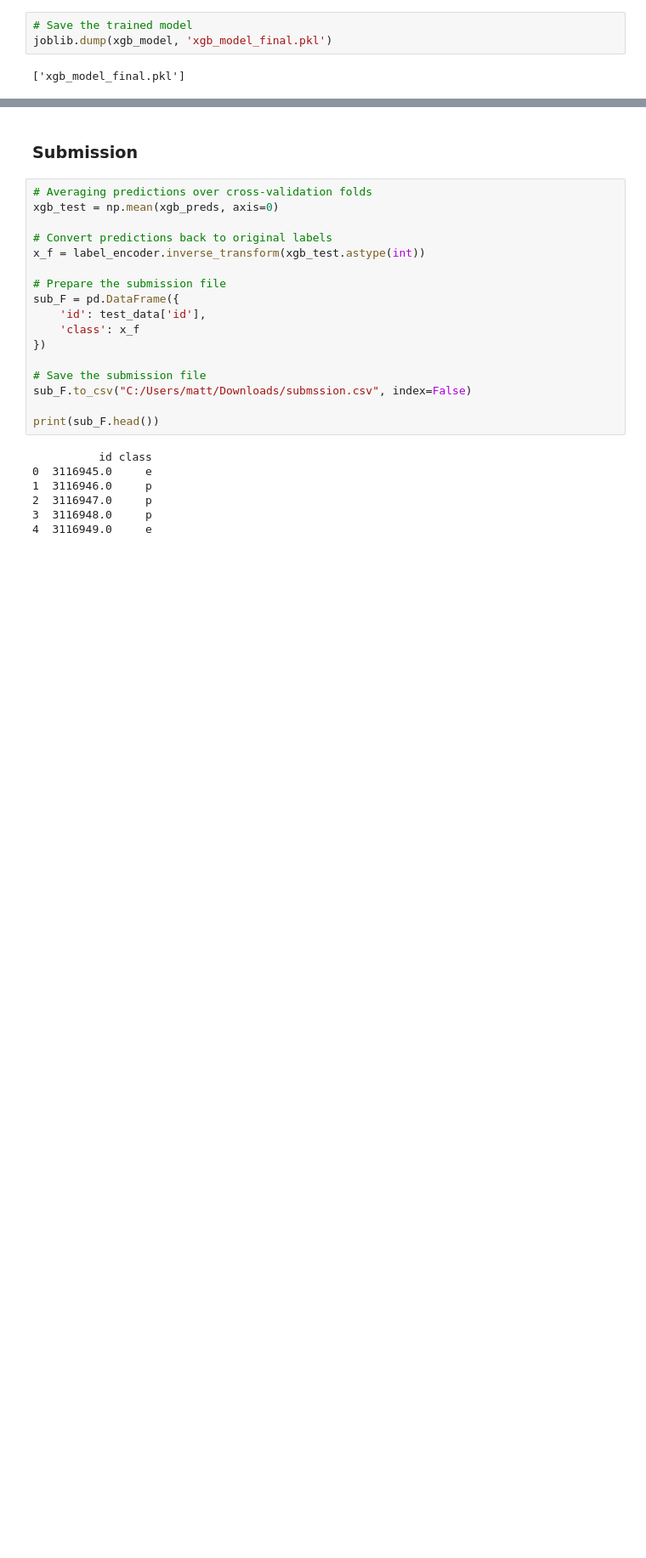
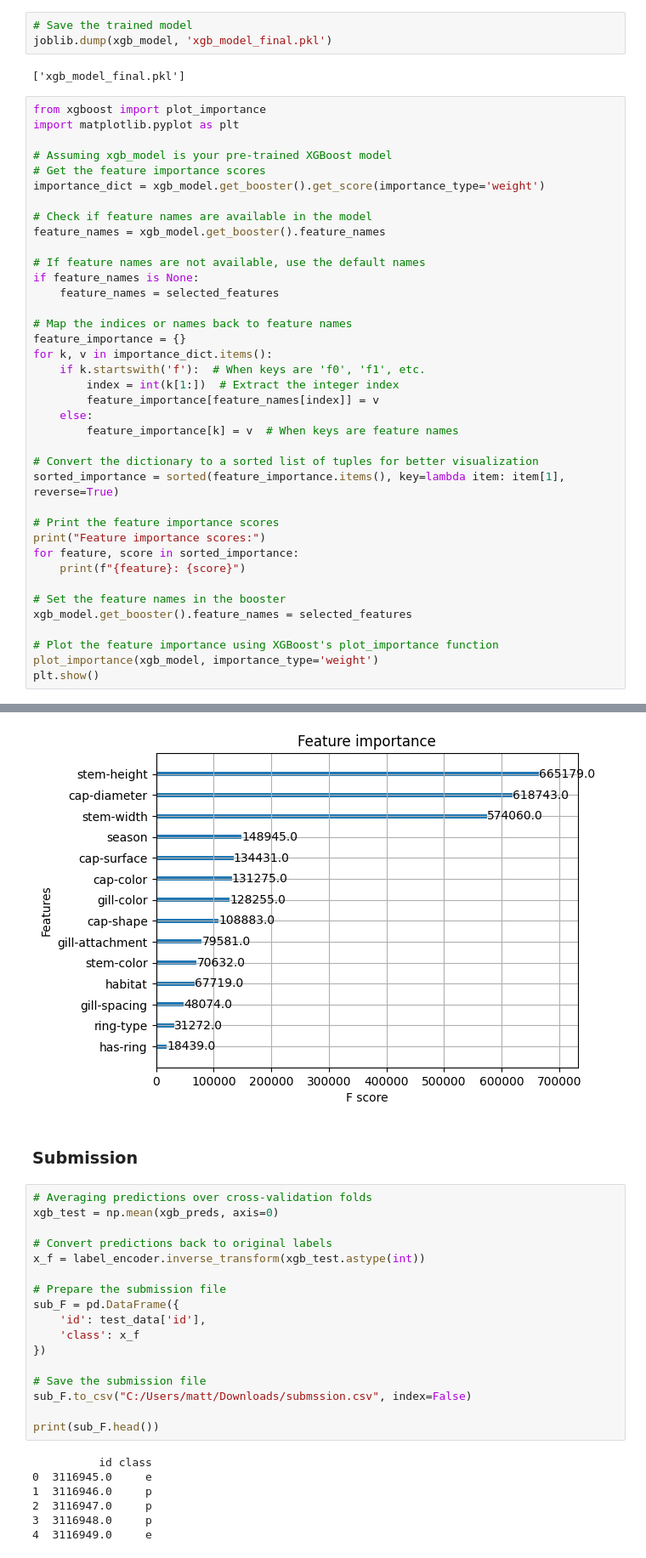
Before and after one commit to mattjohnescu/Personal-Work, a Jupyter notebook: Binary Prediction of Poisonous Mushrooms Kaggle.ipynb, the cells around one changed output, grey strips where cells are left out. Shown at 85% size. Cells and saved outputs as stored; diff of their text form; blank space fills up the shorter version.

```diff
--- a/Binary Prediction of Poisonous Mushrooms Kaggle.ipynb
+++ b/Binary Prediction of Poisonous Mushrooms Kaggle.ipynb
@@ -350,3 +366,42 @@ KeyboardInterrupt:
 joblib.dump(xgb_model, 'xgb_model_final.pkl')
 # %% [output]
 ['xgb_model_final.pkl']
+# %%
+from xgboost import plot_importance
+import matplotlib.pyplot as plt
+
+# Assuming xgb_model is your pre-trained XGBoost model
+# Get the feature importance scores
+importance_dict = xgb_model.get_booster().get_score(importance_type='weight')
+
+# Check if feature names are available in the model
+feature_names = xgb_model.get_booster().feature_names
+
+# If feature names are not available, use the default names
+if feature_names is None:
+    feature_names = selected_features
+
+# Map the indices or names back to feature names
+feature_importance = {}
+for k, v in importance_dict.items():
+    if k.startswith('f'):  # When keys are 'f0', 'f1', etc.
+        index = int(k[1:])  # Extract the integer index
+        feature_importance[feature_names[index]] = v
+    else:
+        feature_importance[k] = v  # When keys are feature names
+
+# Convert the dictionary to a sorted list of tuples for better visualization
+sorted_importance = sorted(feature_importance.items(), key=lambda item: item[1], reverse=True)
+
+# Print the feature importance scores
+print("Feature importance scores:")
+for feature, score in sorted_importance:
+    print(f"{feature}: {score}")
+
+# Set the feature names in the booster
+xgb_model.get_booster().feature_names = selected_features
+
+# Plot the feature importance using XGBoost's plot_importance function
+plot_importance(xgb_model, importance_type='weight')
+plt.show()
+# %% [output]
@@ -353,3 +423,4 @@ joblib.dump(xgb_model, 'xgb_model_final.pkl')
+[figure, added]
 # %% [markdown]
 ### Submission
 # %%
```
Also changed, not shown: parts of 4 cells of this notebook.
